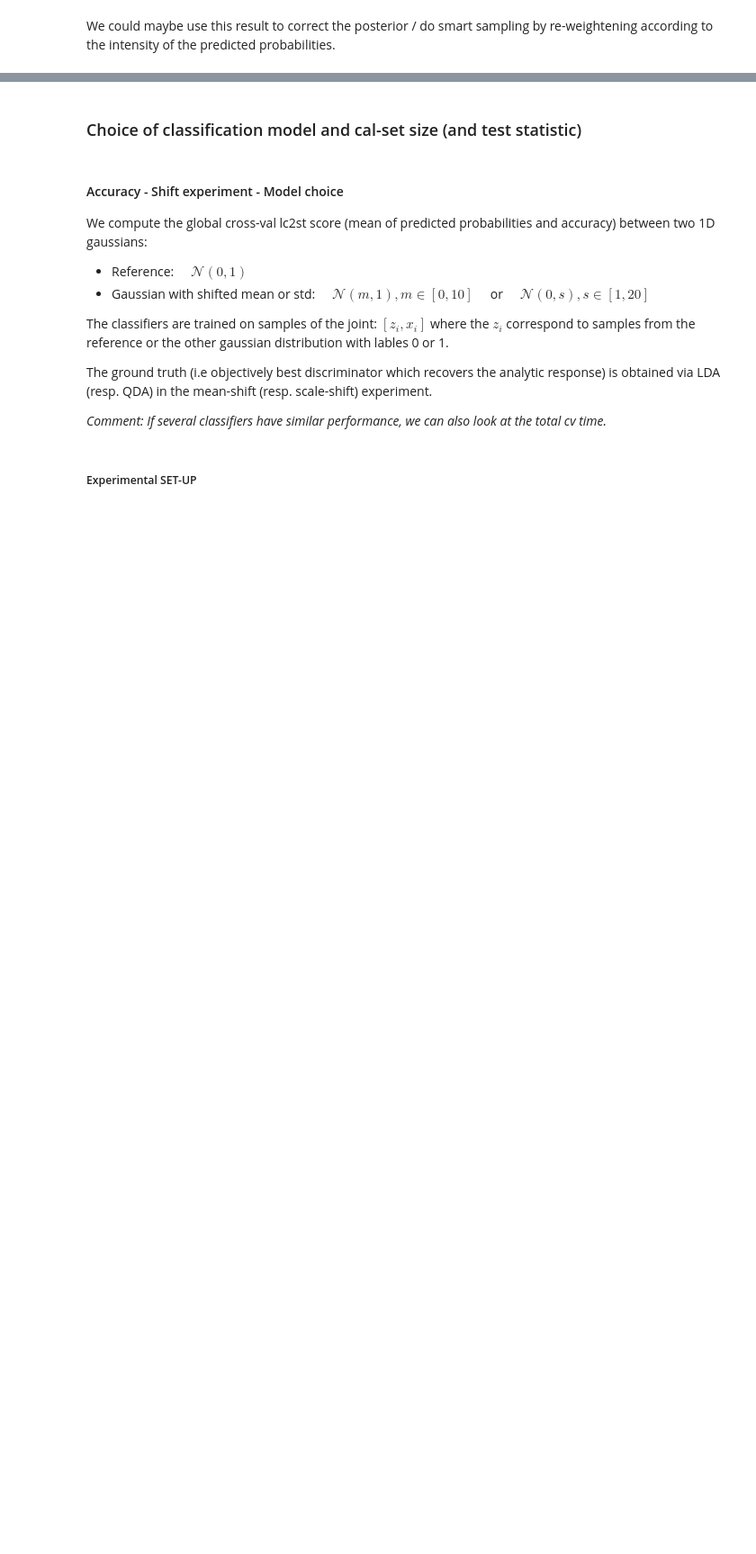
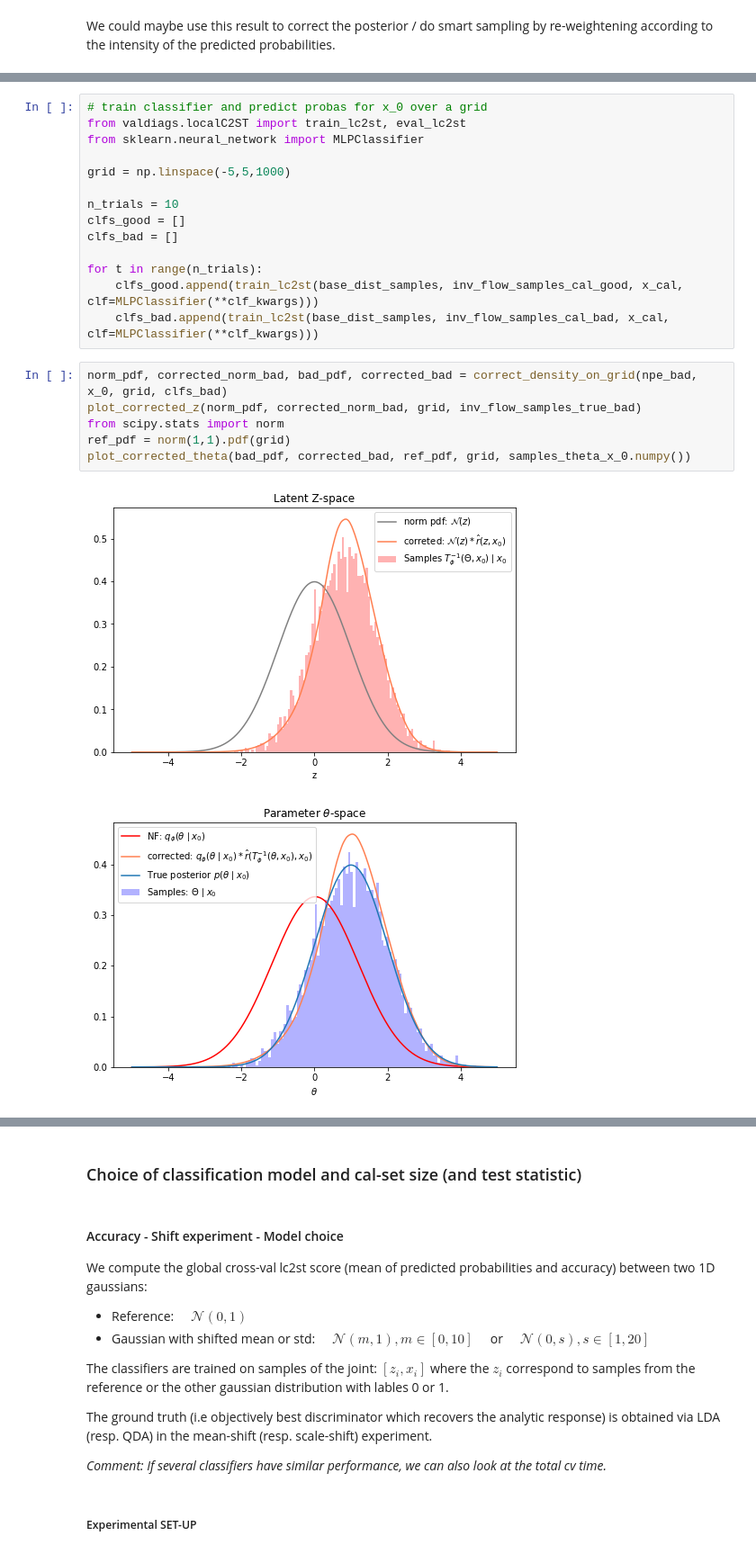
Before and after one commit to JuliaLinhart/valDiags_flows, a Jupyter notebook: notebooks/Local_C2ST_example_1D_lampe.ipynb, the cells around one changed output, grey strips where cells are left out. Shown at 90% size. Drawn from its saved outputs; the diff is of its cells as text; blank space fills up the shorter version.

Commit message:
posterior correction

```diff
--- a/notebooks/Local_C2ST_example_1D_lampe.ipynb
+++ b/notebooks/Local_C2ST_example_1D_lampe.ipynb
@@ -747,0 +852,23 @@ We could maybe use this result to correct the posterior / do smart sampling by r
+# %%
+# train classifier and predict probas for x_0 over a grid
+from valdiags.localC2ST import train_lc2st, eval_lc2st
+from sklearn.neural_network import MLPClassifier
+
+grid = np.linspace(-5,5,1000)
+
+n_trials = 10
+clfs_good = []
+clfs_bad = []
+
+for t in range(n_trials):
+    clfs_good.append(train_lc2st(base_dist_samples, inv_flow_samples_cal_good, x_cal, clf=MLPClassifier(**clf_kwargs)))
+    clfs_bad.append(train_lc2st(base_dist_samples, inv_flow_samples_cal_bad, x_cal, clf=MLPClassifier(**clf_kwargs)))
+# %%
+norm_pdf, corrected_norm_bad, bad_pdf, corrected_bad = correct_density_on_grid(npe_bad, x_0, grid, clfs_bad)
+plot_corrected_z(norm_pdf, corrected_norm_bad, grid, inv_flow_samples_true_bad)
+from scipy.stats import norm
+ref_pdf = norm(1,1).pdf(grid)
+plot_corrected_theta(bad_pdf, corrected_bad, ref_pdf, grid, samples_theta_x_0.numpy())
+# %% [output]
+[figure, added]
+[figure, added]
```
Also changed, not shown: parts of 24 cells of this notebook.
